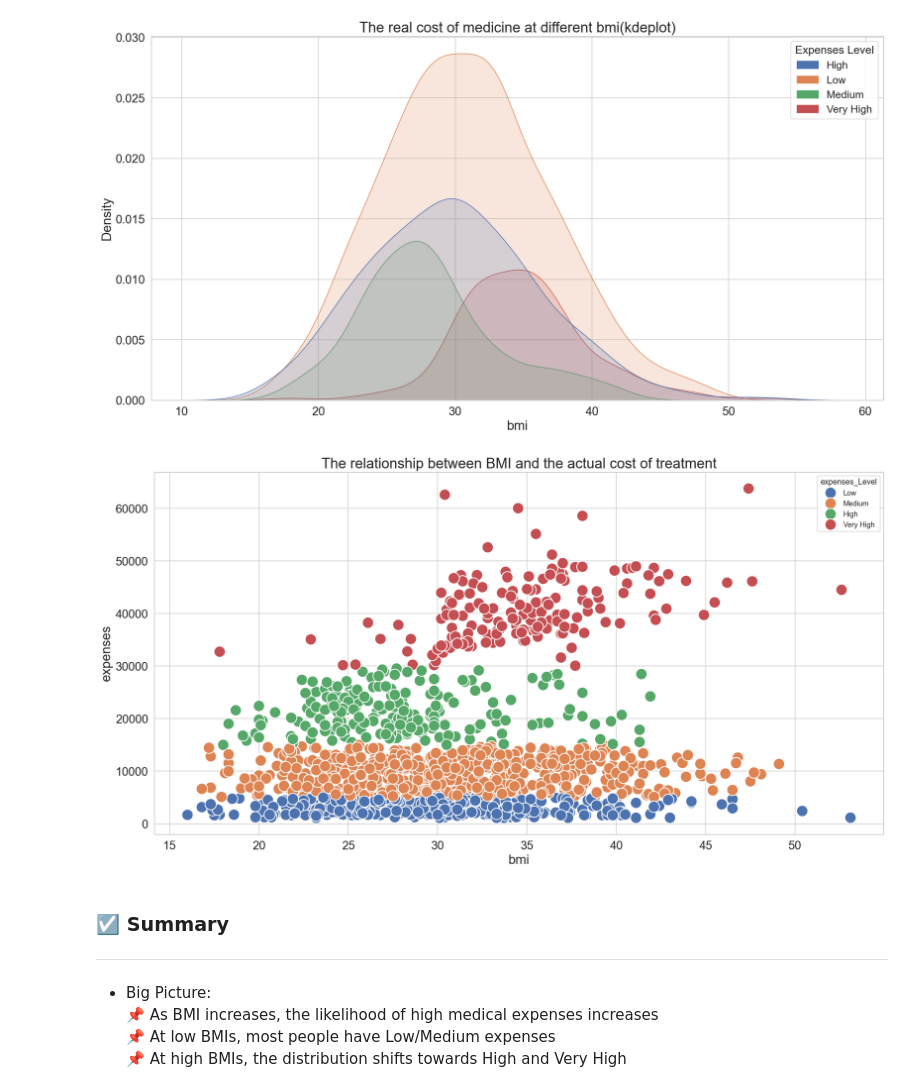
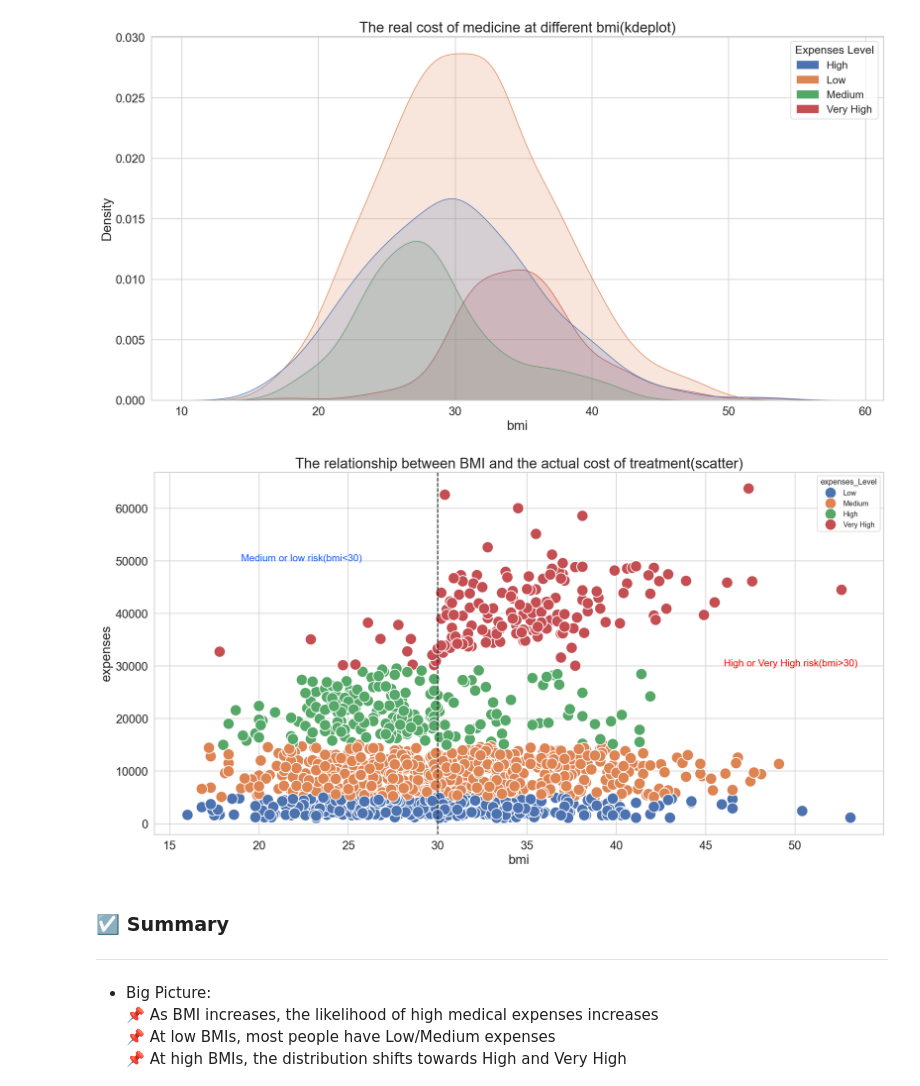
Before and after one commit to HosseinHeydari2004/medical-Insurance-EDA-and-Prediction, a Jupyter notebook: Notebook/Medical_Insurance_notebook.ipynb, the cells around one changed output. Saved outputs shown, nothing was run; the diff lists cells and outputs as text; code cells hidden in the pictures.

```diff
--- a/Notebook/Medical_Insurance_notebook.ipynb
+++ b/Notebook/Medical_Insurance_notebook.ipynb
@@ -447,30 +447,25 @@ plt.show()
 [figure]
 # %%
 plt.figure(figsize=(20, 10), dpi=120)
-sns.scatterplot(
-    data=df,
-    x="bmi",
-    y="expenses",
-    hue="expenses_Level",
-    s=300
+sns.scatterplot(data=df, x="bmi", y="expenses", hue="expenses_Level", s=300)
+plt.title(
+    label="The relationship between BMI and the actual cost of treatment(scatter)", fontsize=22
 )
-plt.title(
-    label="The relationship between BMI and the actual cost of treatment",
-    fontsize=22
-    )
 plt.xlabel(xlabel="bmi", fontsize=20)
 plt.ylabel(ylabel="expenses", fontsize=20)
 plt.tick_params(axis="both", labelsize=18)
 levels = df["expenses_Level"].unique()
 handles = [
     plt.Rectangle((0, 0), 1, 1, color=c)
     for c in sns.color_palette(n_colors=len(levels))
 ]
-
+plt.axvline(x=30, color="#1C1917", linestyle="--")
+plt.text(x=19, y=50000, s="Medium or low risk(bmi<30)", color="#155DFC", fontsize=15)
+plt.text(x=46, y=30000, s="High or Very High risk(bmi>30)", color="#FB0000", fontsize=15)
 ax.legend(handles, levels, title="Expenses Level", fontsize=18, title_fontsize=20)
 plt.show()
 # %% [output]
-[figure, old version]
+[figure, new version]
 # %% [markdown]
 ### ☑️ Summary
 
```
Also changed, not shown: parts of 9 cells of this notebook.
